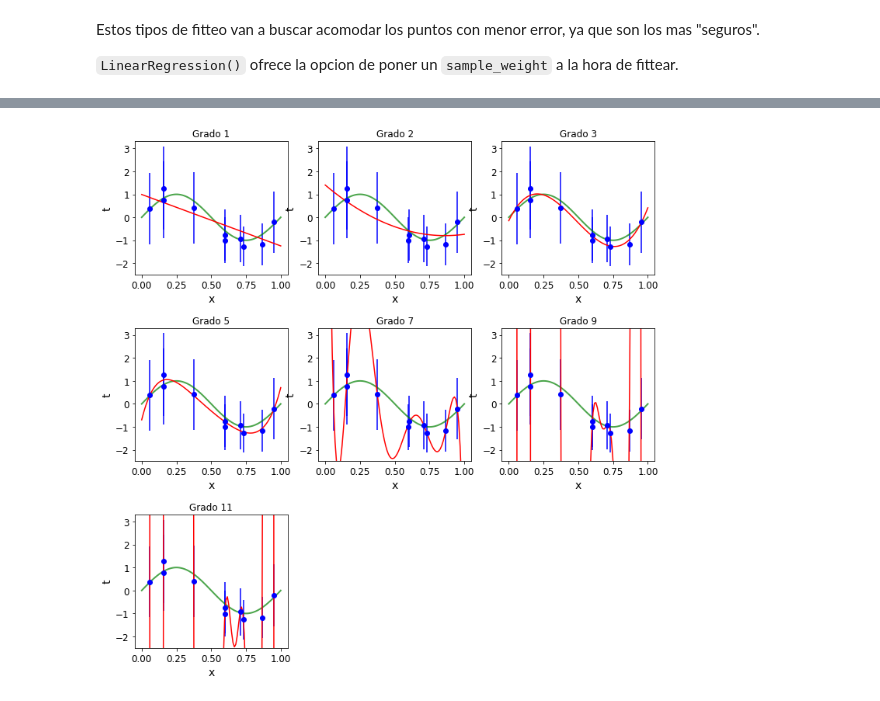
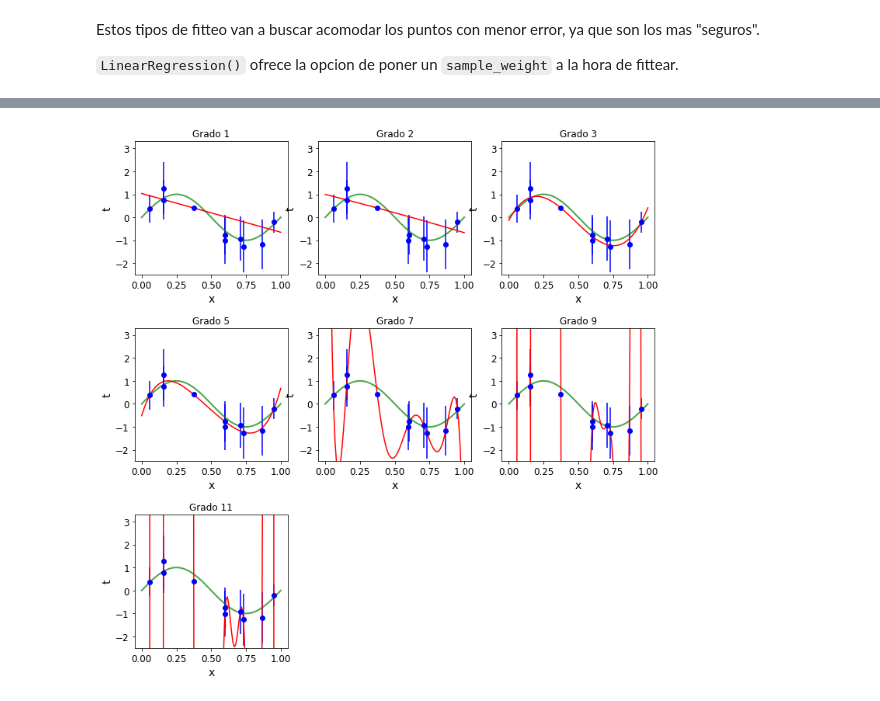
Before and after one commit to JavierGold/ML_UNSAM-2-2020, a Jupyter notebook: 05_Ecuaciones_Normales_Validacion_Cruzada_WLS.ipynb, the cells around one changed output, grey strips where cells are left out. Drawn from its saved outputs; the diff is of its cells as text; code cells hidden in the pictures.

```diff
--- a/05_Ecuaciones_Normales_Validacion_Cruzada_WLS.ipynb
+++ b/05_Ecuaciones_Normales_Validacion_Cruzada_WLS.ipynb
@@ -451,7 +461,7 @@ grados, errors, errorst = cv_multimodel()
 Una vez decidimos el grado del polinomio, podemos ajustar **usando todos los datos de entrenamiento** y evaluar en el **conjunto de test**:
 # %%
 # Definir el mejor modelo, elegido a partir de CV
-modelo = Pipeline([('features', pp.PolynomialFeatures(degree=3)),
+modelo = Pipeline([('features', PolynomialFeatures(degree=3)),
                     ('regression', LinearRegression(fit_intercept=False))
                     ])
 # Ajustar con mi conjunto de training.
@@ -464,0 +480,7 @@ El error del mejor modelo en el conjunto de test es 2.73e-01.
+# %%
+modelo = Pipeline([('features', PolynomialFeatures()),
+                    ('regression', LinearRegression(fit_intercept=False))
+                    ])
+parameters={'features__degree':[1,2,3,4,5,6,10]}
+grilla=GridSearchCV(modelo,parameters,refit=True)
+grilla.fit(x_train,t_train)
@@ -464,0 +515,3 @@ El error del mejor modelo en el conjunto de test es 2.73e-01.
+# %%
+for ni, i in enumerate([1,2,3,4,5,6,10]):
+  print(i,-grilla.cv_results_['mean_test_score'][ni])
@@ -532,7 +595,8 @@ for d in degrees:
     pp_sine.named_steps['poly'].degree = d
 
     # Fiteo (y registro los valores de los parámetros)
-    pp_sine.fit(x_train, t_train,lr__sample_weight=np.sqrt(t_train+2.0)[:,0])
+    error=np.append([0.00001],np.sqrt(np.abs(t_train)+0.001)[1:,0])
+    pp_sine.fit(x_train, t_train,lr__sample_weight=list(map(lambda x: 1/x**2,error)))
     coeffs.append(pp_sine.named_steps['lr'].coef_)
 
     # Obtengo predicciones
@@ -566,18 +630,18 @@ for i, d in enumerate(degrees):
 # %%
 ncols = 3
 nrows = np.int(np.ceil(len(degrees)/ncols))
 
 fig = plt.figure(figsize=(12, 12))
 plt.subplots_adjust(hspace=0.4)
 
 for i, d in enumerate(degrees):
     ax = fig.add_subplot(nrows, ncols, i+1)
-    ax.errorbar(x_train[:,0], t_train[:,0], np.sqrt(t_train+2)[:,0], fmt='ob')#'ob', mfc='None', ms=10)
+    ax.errorbar(x_train[:,0], t_train[:,0], np.append([0.00001],np.sqrt(np.abs(t_train)+0.001)[1:,0]), fmt='ob')#'ob', mfc='None', ms=10)
     ax.plot(xx, np.sin(2*np.pi * xx),'g-', lw=2, alpha=0.7, label='Ground Truth')
     ax.set_xlabel('x')
     ax.set_ylabel('t')
     ax.plot(xx, preds[i], 'r-', label='Prediction')
     ax.set_ylim(-2.5, 3.3)
     ax.set_title('Grado {}'.format(d))
 # %% [output]
-[figure, old version]
+[figure, new version]
```
Also changed, not shown: parts of 19 cells of this notebook.
